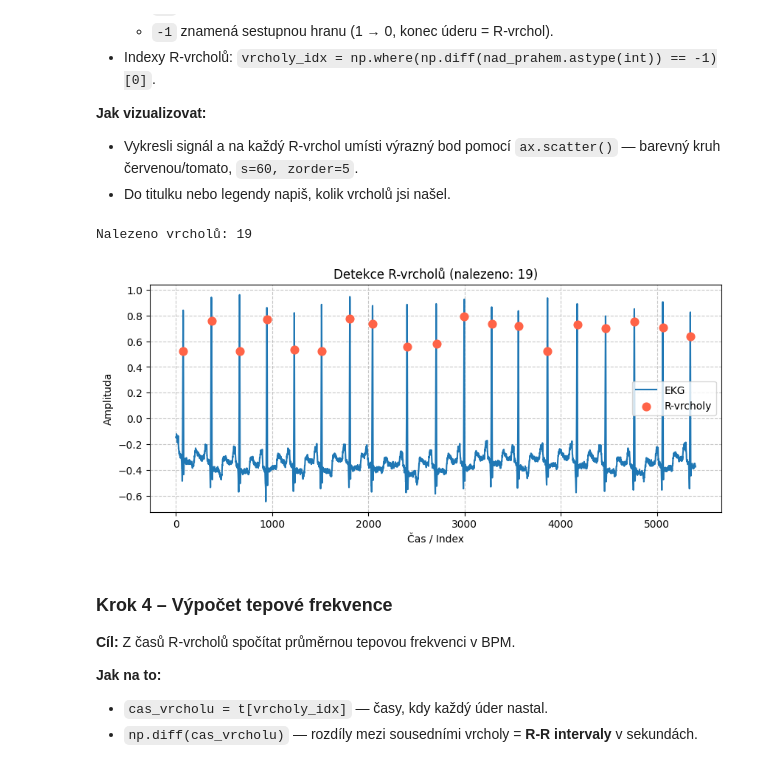
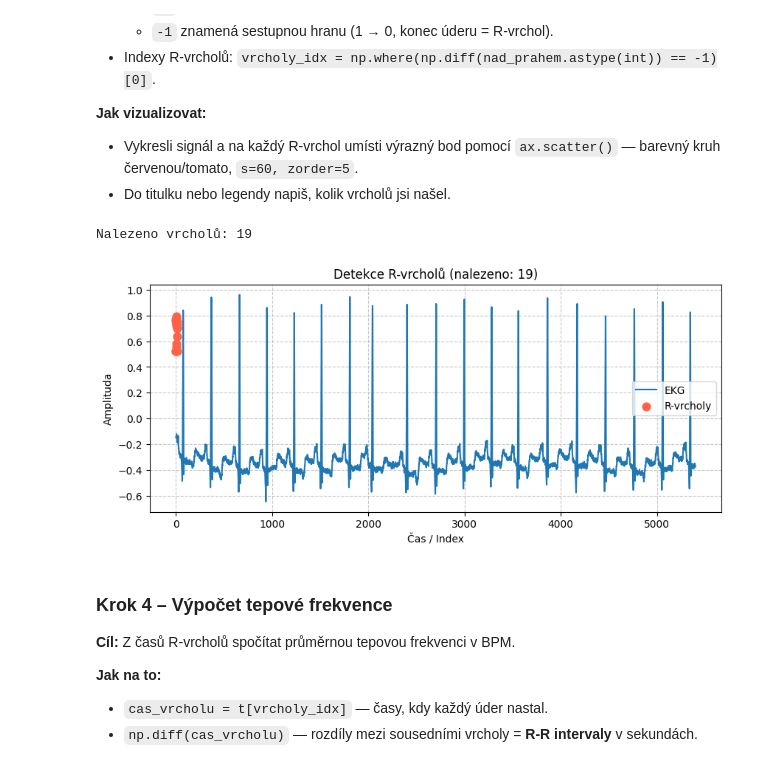
Before and after one commit to veronikahulakova/bpc-prg_cviko_12, a Jupyter notebook: cviceni_12_ekg.ipynb, the cells around one changed output. Saved outputs shown, nothing was run; the diff lists cells and outputs as text; code cells hidden in the pictures.

```diff
--- a/cviceni_12_ekg.ipynb
+++ b/cviceni_12_ekg.ipynb
@@ -121,9 +121,9 @@ PRAH = 0.5
 nad_prahem = data0[:,1] > PRAH
 
 # 2) Vykresli binární signál nad_prahem v čase
-t = np.arange(len(nad_prahem))
+t_idx = np.arange(len(nad_prahem))
 
-plt.step(t, nad_prahem.astype(int), where='post', linewidth=2)
+plt.step(t_idx, nad_prahem.astype(int), where='post', linewidth=2)
 plt.yticks([0, 1])
 plt.grid(True, linestyle='--', alpha=0.7)
 plt.title('Binární signál (nad prahem)')
@@ -154,24 +154,24 @@ Použijeme „sestupnou hranu": přechod z `True` na `False`.
 # %%
 # 1) Detekce R-vrcholů: sestupná hrana (np.diff == -1) v binárním signálu nad_prahem
 vrcholy_idx = np.where(np.diff(nad_prahem.astype(int)) == -1)[0]
 
 print(f"Nalezeno vrcholů: {len(vrcholy_idx)}")
 
 # 2) Vykresli signál + značky (scatter) na pozicích t[vrcholy_idx], ekg[vrcholy_idx]
 ekg = data0[:,1]
-t = np.arange(len(ekg))
+t_vrcholy = np.arange(len(ekg))
 plt.figure(figsize=(10,4))
-plt.plot(t, ekg, label="EKG")
+plt.plot(t_vrcholy, ekg, label="EKG")
 plt.scatter(t[vrcholy_idx], ekg[vrcholy_idx], color='tomato', s=60, zorder=5, label='R-vrcholy')
 plt.grid(True, linestyle='--', alpha=0.7)
 plt.title(f'Detekce R-vrcholů (nalezeno: {len(vrcholy_idx)})')
 plt.xlabel('Čas / Index')
 plt.ylabel('Amplituda')
 plt.legend()
 plt.show()
 # %% [output]
 Nalezeno vrcholů: 19
-[figure, old version]
+[figure, new version]
 # %% [markdown]
 ### Krok 4 – Výpočet tepové frekvence
 
```
Also changed, not shown: parts of 5 cells of this notebook, 1 other file.
